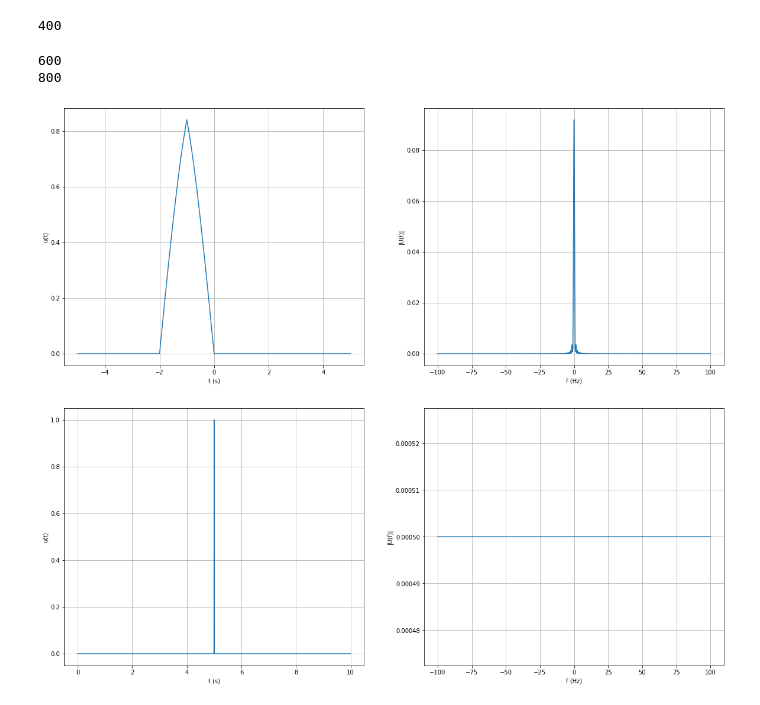
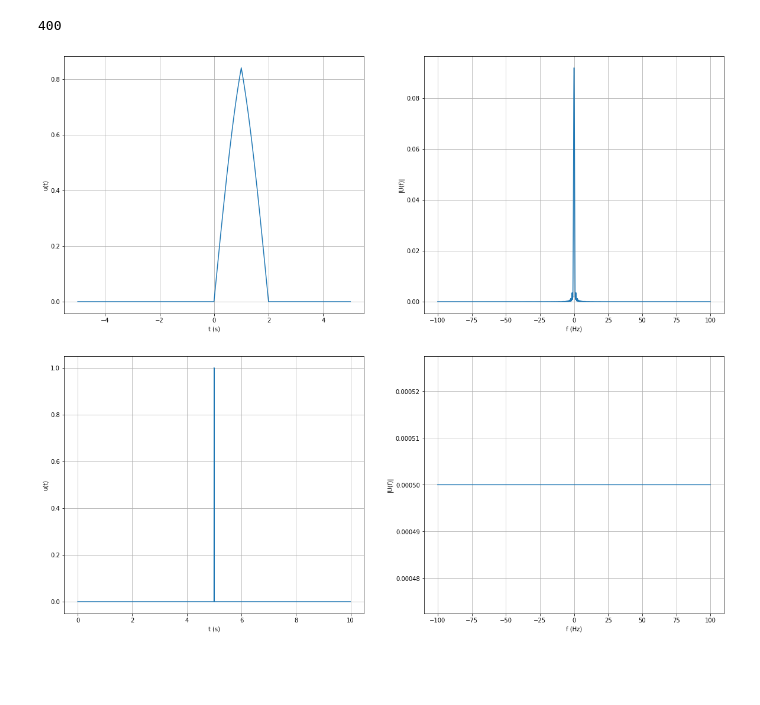
Before and after one commit to gkarray/Semester-Project, a Jupyter notebook: Algorithm 3.ipynb, the cells around one changed output. Saved outputs shown, nothing was run; the diff lists cells and outputs as text; code cells hidden in the pictures; blank space fills up the shorter version.

```diff
--- a/Algorithm 3.ipynb
+++ b/Algorithm 3.ipynb
@@ -54,11 +51,11 @@ def phi_kernel(t_0_centered, w_0, l):
 # %%
 phi = phi_kernel(t_0_centered, w_0, l)
 
+phi = np.flip(phi)
+
 plots.plot_signal_and_fourier(t_0_centered, phi, dt)
 # %% [output]
-600
-800
-[figure, old version]
+[figure, new version]
 # %%
 u = scipy.signal.unit_impulse(len(t), idx=1000)
 
```
Also changed, not shown: parts of 6 cells of this notebook, 33 other files.
